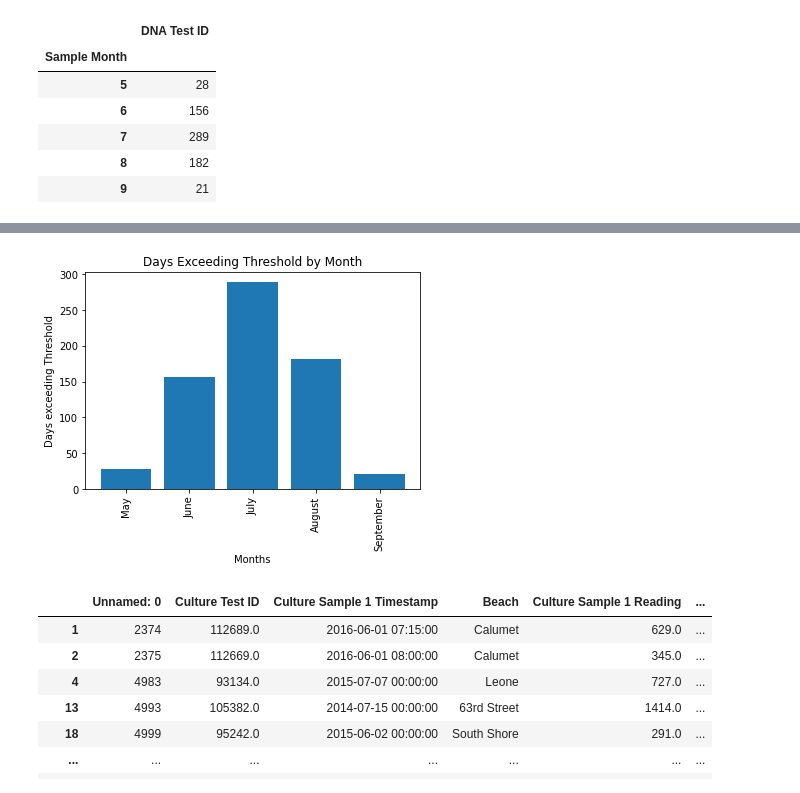
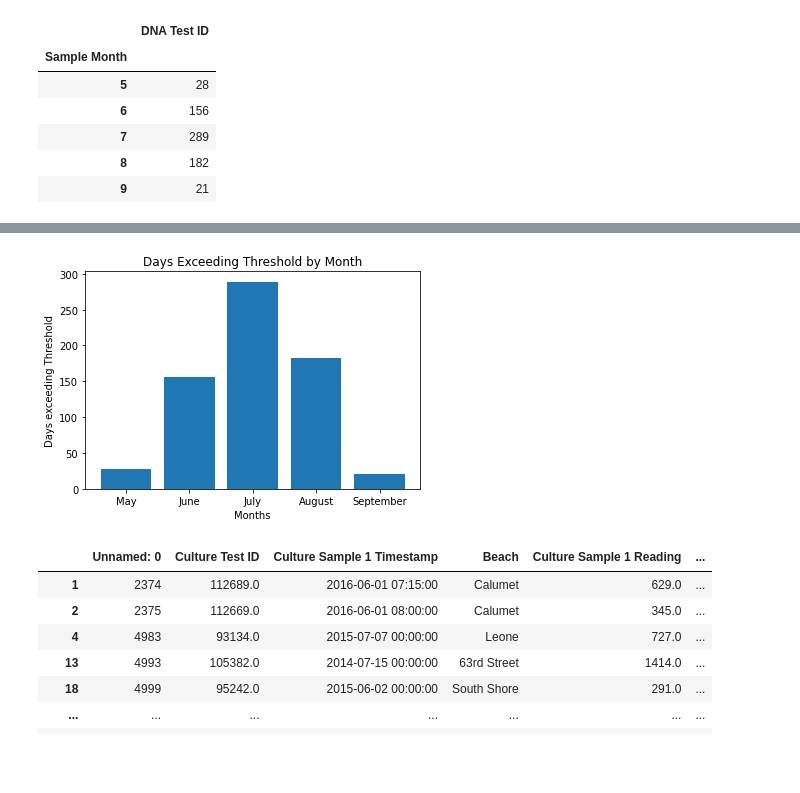
Before and after one commit to ander1908/Bootcamp_Project1, a Jupyter notebook: MostClosures_Stephen.ipynb, the cells around one changed output, grey strips where cells are left out. Drawn from its saved outputs; the diff is of its cells as text; code cells hidden in the pictures; blank space fills up the shorter version.

```diff
--- a/MostClosures_Stephen.ipynb
+++ b/MostClosures_Stephen.ipynb
@@ -173,15 +173,15 @@ plt.savefig("output/Culture_Days_Exceeding_Threshold_by_Month")
 # %%
 #DNA Graph
 # (uses x_axis and tick from above)
 
 plt.bar(x_axis,cl_dna_group_df["DNA Test ID"])
-plt.xticks(tick_locations,summer_labels,rotation = "vertical")
+plt.xticks(tick_locations,summer_labels,)
 plt.title("Days Exceeding Threshold by Month")
 plt.xlabel("Months")
 plt.ylabel("Days exceeding Threshold")
 plt.savefig("output/DNA_Days_Exceeding_Threshold_by_Month")
 # %% [output]
-[figure, old version]
+[figure, new version]
 # %%
 #box and whisker
 #seperate all into months
```
Also changed, not shown: parts of 1 cell of this notebook.
